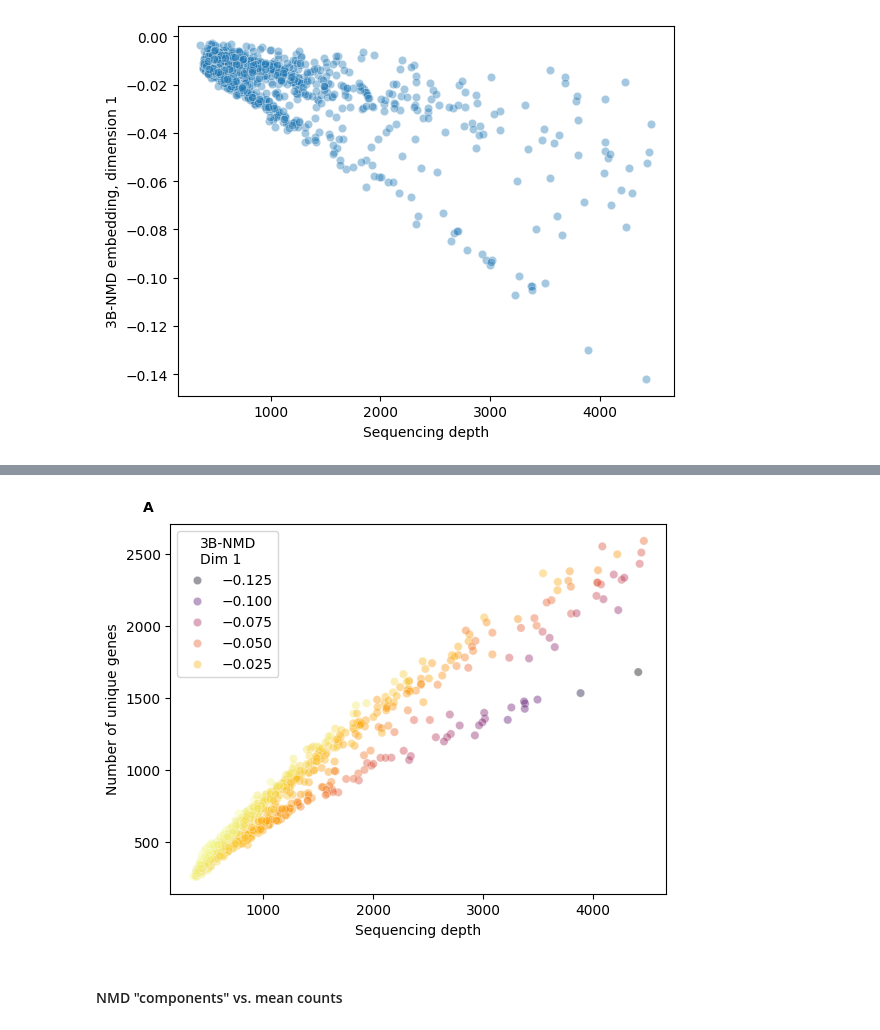
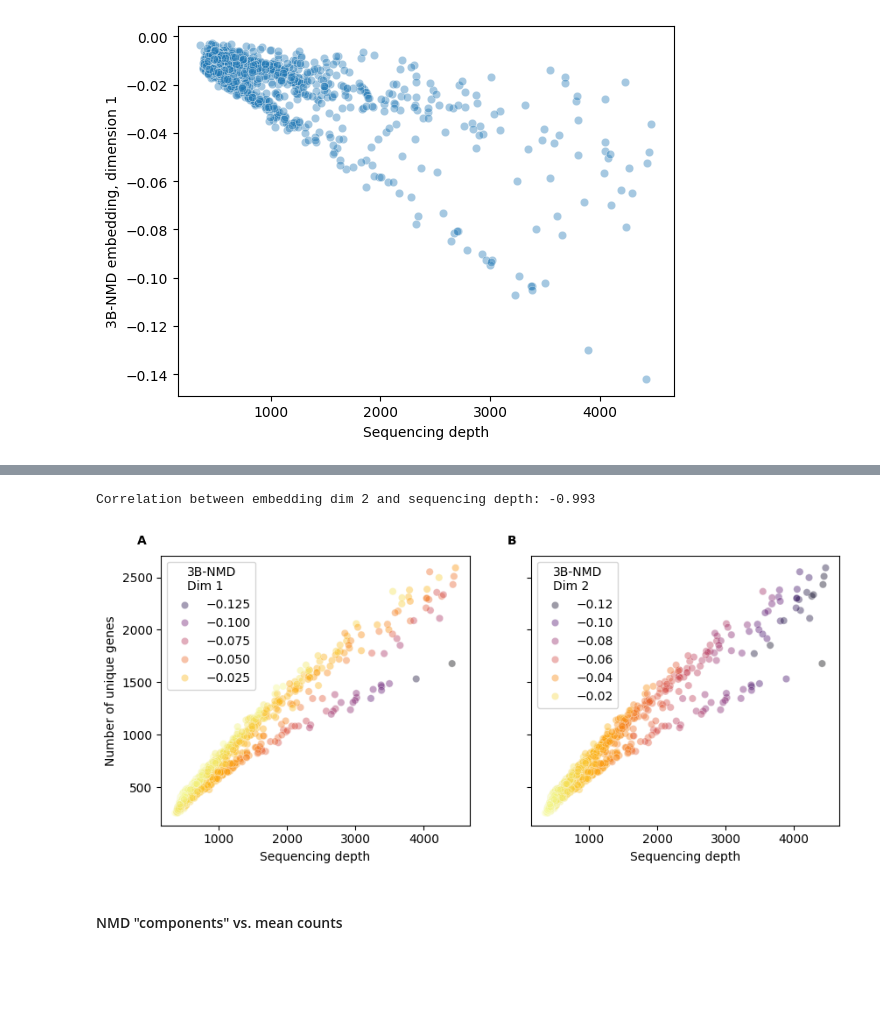
Before and after one commit to sfohr/msc_thesis, a Jupyter notebook: application/analysis/S2_NMD_vs_PCA_raw_counts.ipynb, the cells around one changed output, grey strips where cells are left out. Cells and saved outputs as stored; diff of their text form; code cells hidden in the pictures; blank space fills up the shorter version.

```diff
--- a/application/analysis/S2_NMD_vs_PCA_raw_counts.ipynb
+++ b/application/analysis/S2_NMD_vs_PCA_raw_counts.ipynb
@@ -81,6 +81,6 @@ data_train, data_test = cs.countsplit_adata(
 ### Search latent dimension and momentum parameter
 # %%
 ks_2_check = [10, 9, 8, 7, 6, 5, 4, 3, 2, 1]
-betas_2_check = [0.0, 0.1, 0.2, 0.3, 0.4, 0.5, 0.6, 0.7, 0.8, 0.9]
+betas_2_check = [0.1, 0.2, 0.3, 0.4, 0.5, 0.6, 0.7, 0.8, 0.9]
 betas_2_check
 # %% [output]
@@ -388,30 +469,63 @@ ValueError: all the input array dimensions except for the concatenation axis mus
+# %%
+corr_dim1_seqdepth = np.corrcoef(
+    data.obsm["X_nmd"][:, 1:2].flatten(), data.obs["total_counts"]
+)[0][1]
+
+print(
+    f"Correlation between embedding dim 2 and sequencing depth: {corr_dim1_seqdepth:.3f}"
+)
+# %% [output]
+Correlation between embedding dim 2 and sequencing depth: -0.993
 # %%
-fig, ax = plt.subplots()
+fig, (ax1, ax2) = plt.subplots(1, 2, figsize=[10, 4], sharex=True, sharey=True)
+
 sns.scatterplot(
     x=data.obs["total_counts"],
     y=data.obs["n_genes_by_counts"],
-    hue=data.obsm["X_nmd"].flatten(),
+    hue=data.obsm["X_nmd"][:, 0:1].flatten(),
     alpha=0.4,
     palette="inferno",
-    ax=ax,
+    ax=ax1,
 )
-ax.set_ylabel("Number of unique genes")
-ax.set_xlabel("Sequencing depth")
-ax.legend_.set_title("3B-NMD\nDim 1")
+ax1.set_ylabel("Number of unique genes")
+ax1.set_xlabel("Sequencing depth")
+ax1.legend_.set_title("3B-NMD\nDim 1")
 trans = mtransforms.ScaledTranslation(-20 / 72, 7 / 72, fig.dpi_scale_trans)
-ax.text(
+ax1.text(
     0.0,
     1.0,
     "A",
-    transform=ax.transAxes + trans,
+    transform=ax1.transAxes + trans,
+    fontsize="medium",
+    va="bottom",
+    fontweight="bold",
+)
+
+sns.scatterplot(
+    x=data.obs["total_counts"],
+    y=data.obs["n_genes_by_counts"],
+    hue=data.obsm["X_nmd"][:, 1:2].flatten(),
+    alpha=0.4,
+    palette="inferno",
+    ax=ax2,
+)
+ax2.set_ylabel("Number of unique genes")
+ax2.set_xlabel("Sequencing depth")
+ax2.legend_.set_title("3B-NMD\nDim 2")
+trans = mtransforms.ScaledTranslation(-20 / 72, 7 / 72, fig.dpi_scale_trans)
+ax2.text(
+    0.0,
+    1.0,
+    "B",
+    transform=ax2.transAxes + trans,
     fontsize="medium",
     va="bottom",
     fontweight="bold",
 )
 plt.savefig(f"{figure_path}/sequencingdepth_uniquegenes_hueNMD.svg", format="svg")
 plt.show()
 # %% [output]
-[figure, old version]
+[figure, new version]
 # %% [markdown]
 #### NMD "components" vs. mean counts
 # %% [markdown]
```
Also changed, not shown: parts of 28 cells of this notebook, 2 other files.
